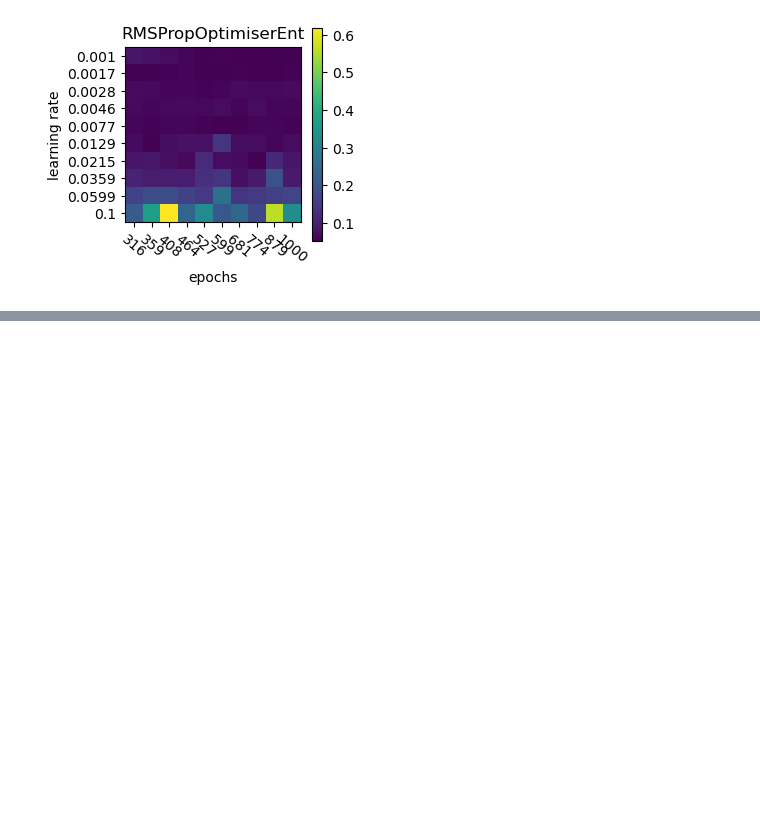
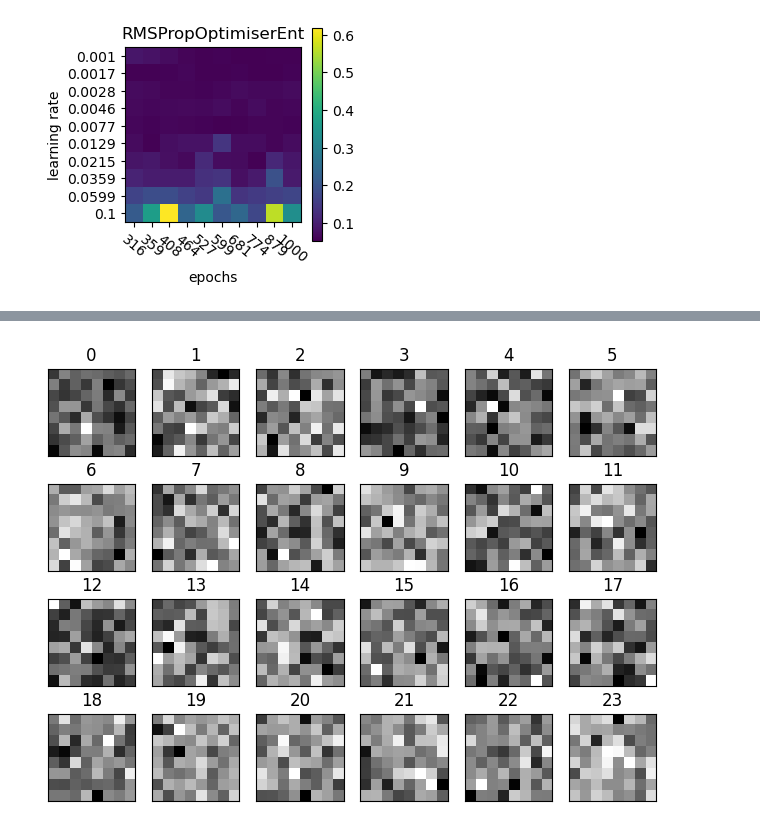
Before and after one commit to DavidSvejda2507/FYS-STK4155-Project-2, a Jupyter notebook: Notebook.ipynb, the cells around one changed output, grey strips where cells are left out. Drawn from its saved outputs; the diff is of its cells as text; code cells hidden in the pictures; blank space fills up the shorter version.

```diff
--- a/Notebook.ipynb
+++ b/Notebook.ipynb
@@ -716,0 +759,7 @@ for item in os.listdir(base):
+# %%
+import plotweights as pw
+
+optimiser = op.Optimiser(2e-3)
+pw.weights_heat(1900, optimiser, 1e-3, [AF.Sigmoid(), AF.SoftMax()], (64, 24, 10), '2ndAdamVisual', (4, 6))
+# %% [output]
+[figure, added]
```
Also changed, not shown: parts of 11 cells of this notebook, 10 other files.
